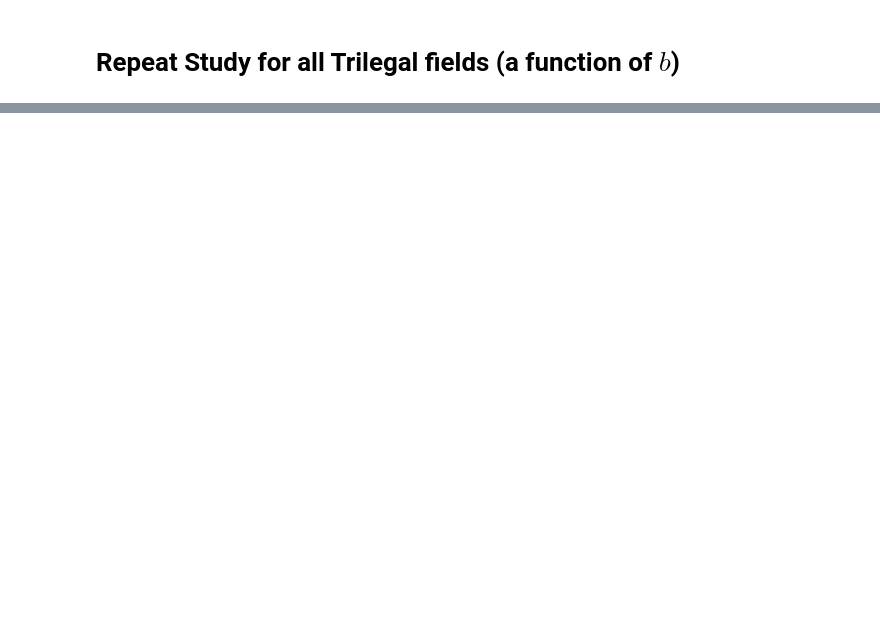
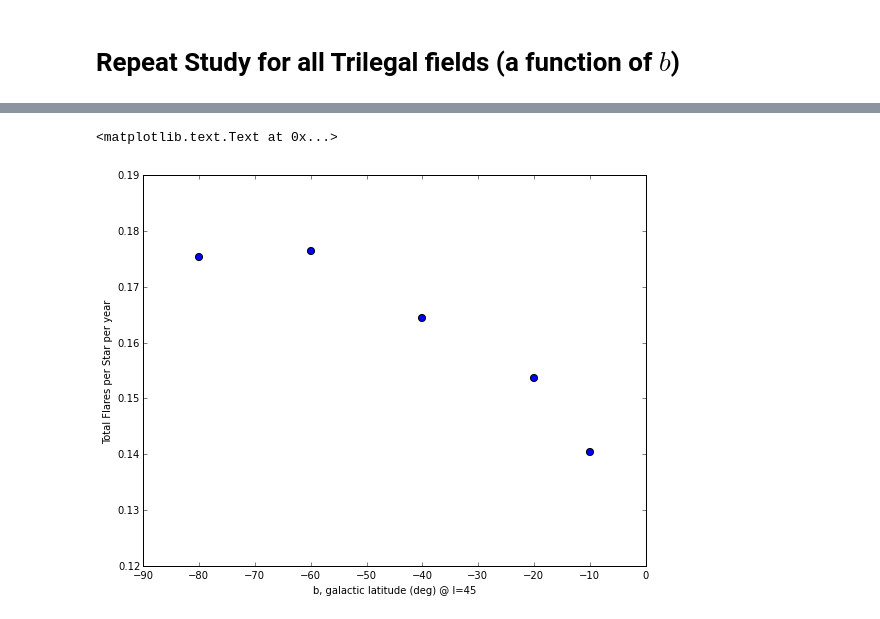
Before and after one commit to lsst-sims/MW-Flare, a Jupyter notebook: figures.ipynb, the cells around one changed output, grey strips where cells are left out. Cells and saved outputs as stored; diff of their text form; code cells hidden in the pictures; blank space fills up the shorter version.

```diff
--- a/figures.ipynb
+++ b/figures.ipynb
@@ -309,0 +313,8 @@ plt.title('all stars in field, over all LSST exposures')
+# %%
+plt.figure(figsize=(9,7))
+plt.scatter(galb, totflares / Nstars / 10, s=50)
+plt.xlabel('b, galactic latitude (deg) @ l=45')
+plt.ylabel('Total Flares per Star per year')
+# %% [output]
+<matplotlib.text.Text at 0x...>
+[figure, added]
```
Also changed, not shown: parts of 8 cells of this notebook, 1 other file.
